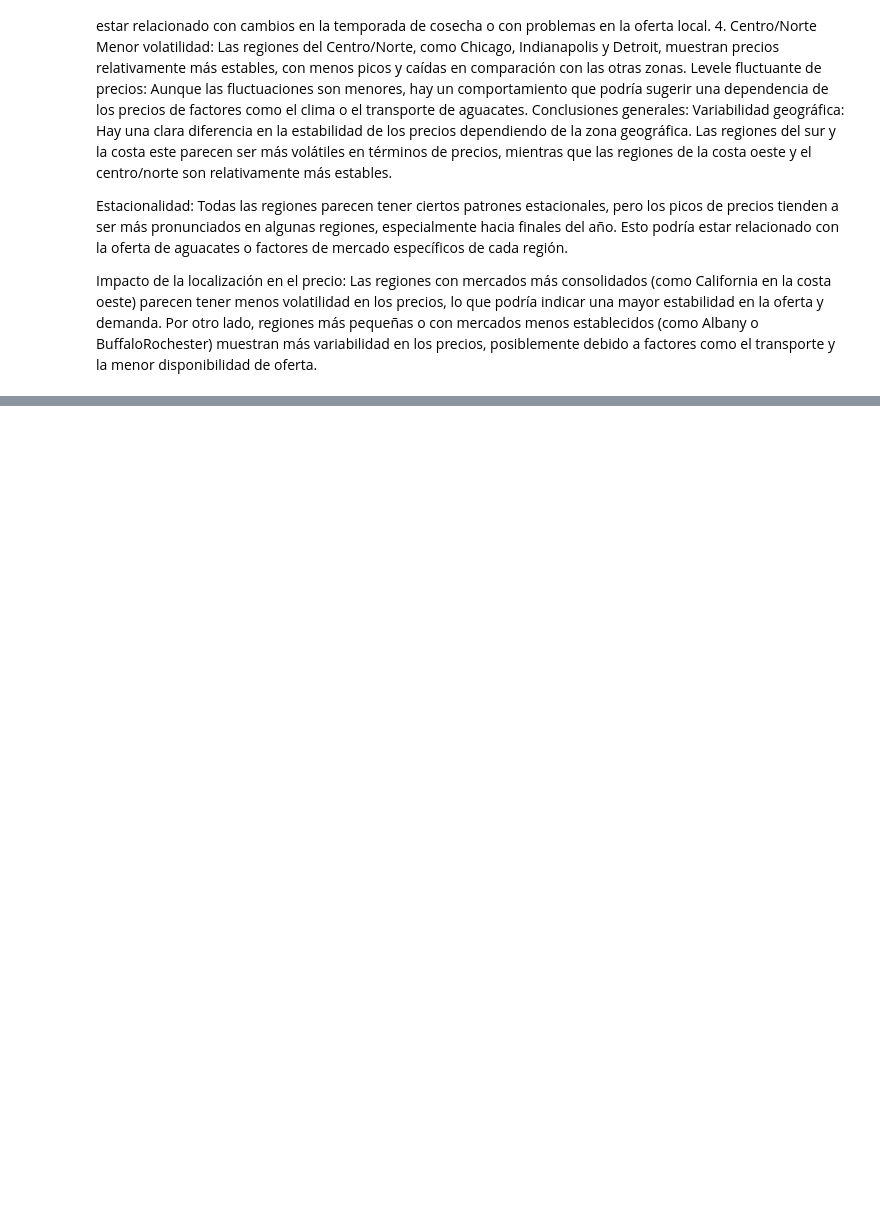
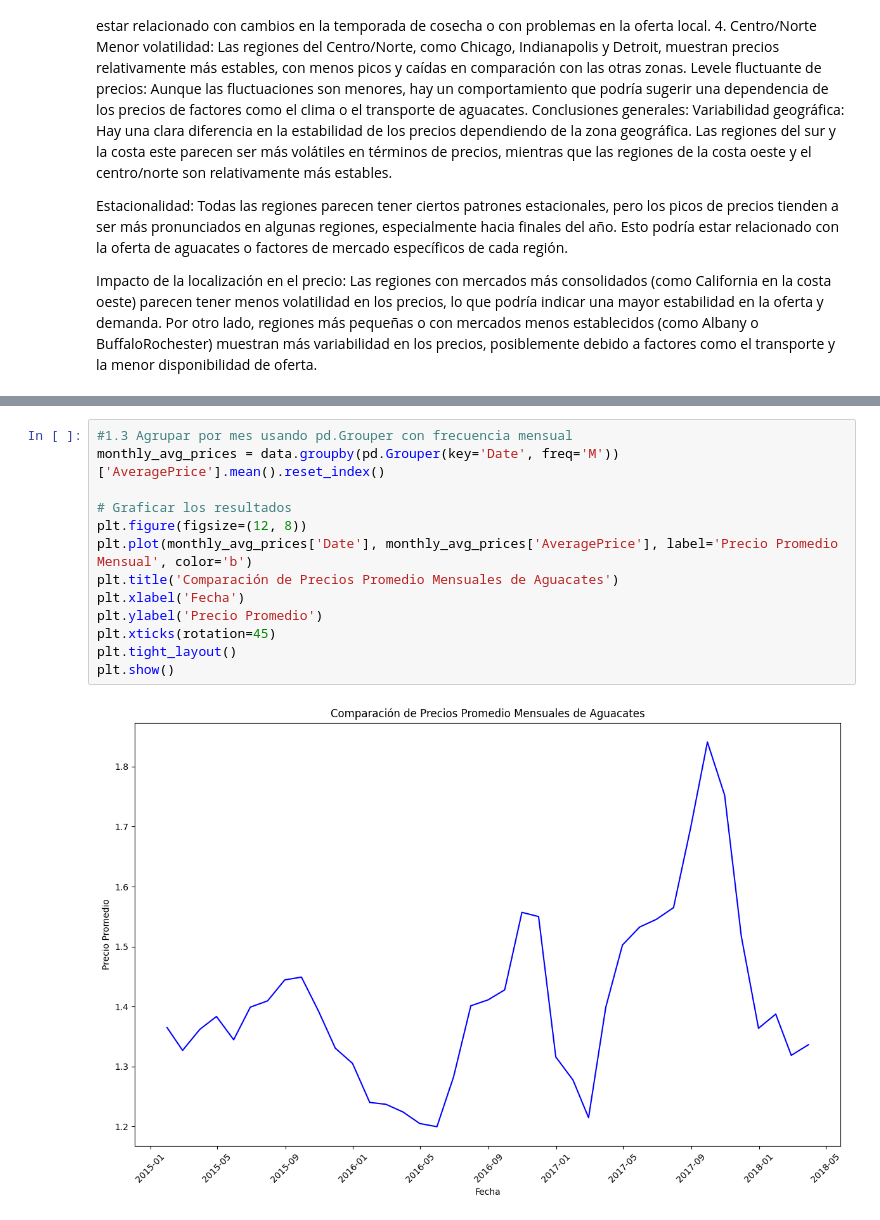
Before and after one commit to Layola27/Proyecto1-IA, a Jupyter notebook: proyectoV2.ipynb, the cells around one changed output, grey strips where cells are left out. Cells and saved outputs as stored; diff of their text form; blank space fills up the shorter version.

```diff
--- a/proyectoV2.ipynb
+++ b/proyectoV2.ipynb
@@ -559,0 +582,15 @@ for idx, cohort in enumerate(cohortes_tamano_ciudad):
+# %%
+#1.3 Agrupar por mes usando pd.Grouper con frecuencia mensual
+monthly_avg_prices = data.groupby(pd.Grouper(key='Date', freq='M'))['AveragePrice'].mean().reset_index()
+
+# Graficar los resultados
+plt.figure(figsize=(12, 8))
+plt.plot(monthly_avg_prices['Date'], monthly_avg_prices['AveragePrice'], label='Precio Promedio Mensual', color='b')
+plt.title('Comparación de Precios Promedio Mensuales de Aguacates')
+plt.xlabel('Fecha')
+plt.ylabel('Precio Promedio')
+plt.xticks(rotation=45)
+plt.tight_layout()
+plt.show()
+# %% [output]
+[figure, added]
```
Also changed, not shown: parts of 19 cells of this notebook.
